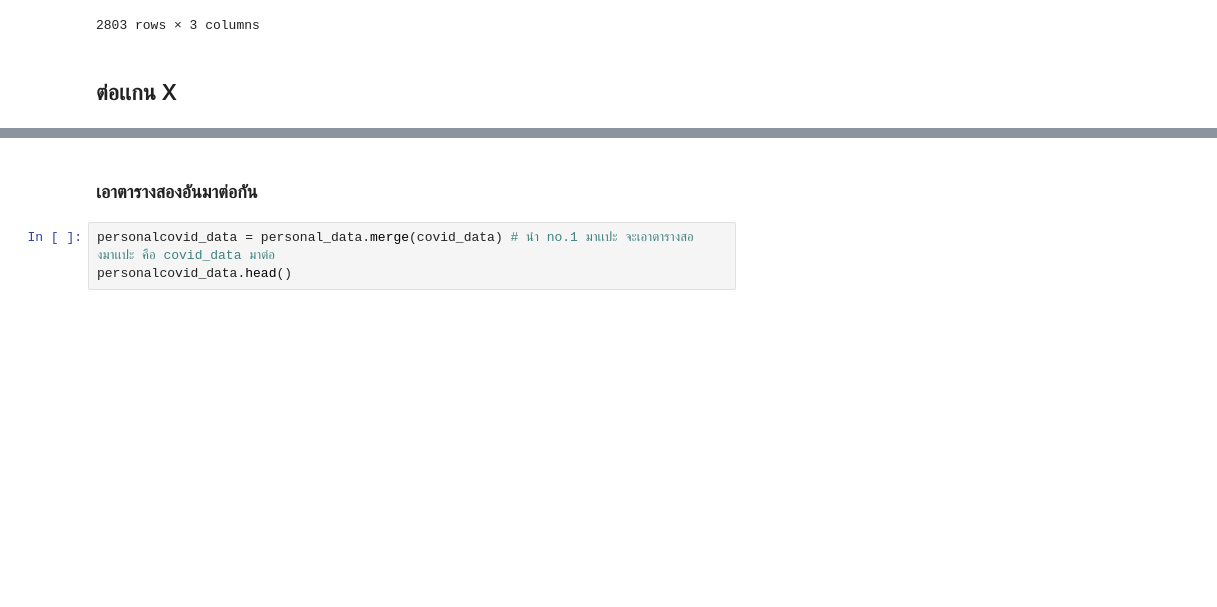
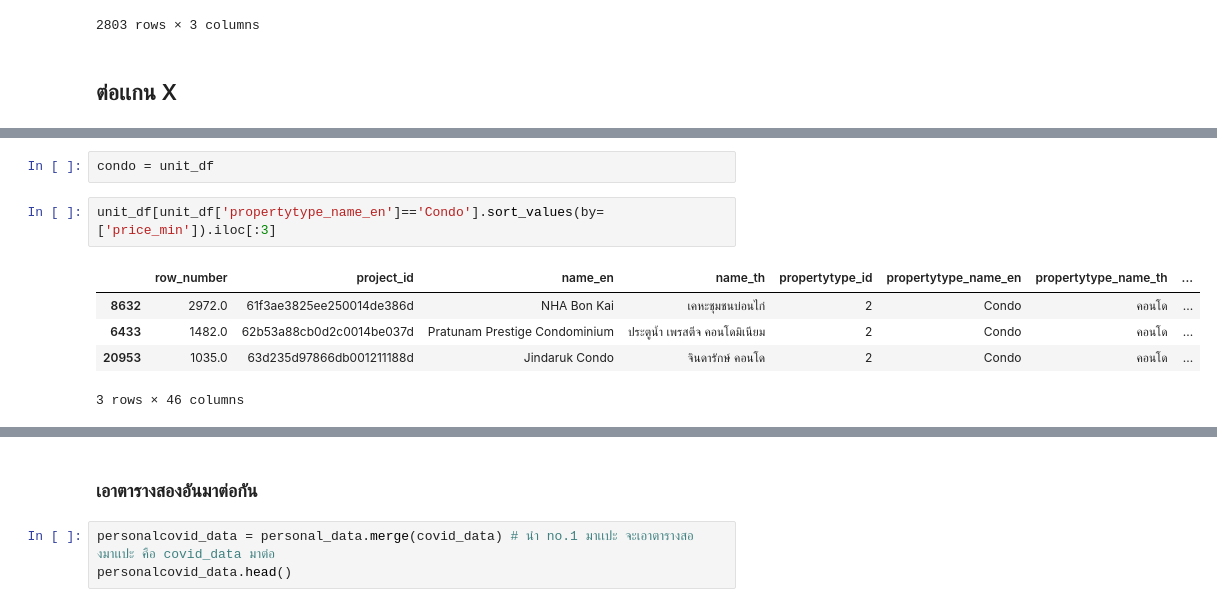
Before and after one commit to Sashimimeow/python_dataviz2023, a Jupyter notebook: Pandas102.ipynb, the cells around one changed output, grey strips where cells are left out. Drawn from its saved outputs; the diff is of its cells as text; blank space fills up the shorter version.

```diff
--- a/Pandas102.ipynb
+++ b/Pandas102.ipynb
@@ -309,0 +486,10 @@ pd.concat([BKK2,KKC4]) # ตารางไม่เท่ากัน เลย
+# %%
+condo = unit_df
+# %%
+unit_df[unit_df['propertytype_name_en']=='Condo'].sort_values(by=['price_min']).iloc[:3]
+# %% [output]
+|  | row_number | project_id | name_en | name_th | propertytype_id | propertytype_name_en | propertytype_name_th | ... |
+| 8632 | 2972.0 | 61f3ae3825ee250014de386d | NHA Bon Kai | เคหะชุมชนบ่อนไก่ | 2 | Condo | คอนโด | ... |
+| 6433 | 1482.0 | 62b53a88cb0d2c0014be037d | Pratunam Prestige Condominium | ประตูน้ำ เพรสตีจ คอนโดมิเนียม | 2 | Condo | คอนโด | ... |
+| 20953 | 1035.0 | 63d235d97866db001211188d | Jindaruk Condo | จินดารักษ์ คอนโด | 2 | Condo | คอนโด | ... |
+3 rows × 46 columns
```
Also changed, not shown: parts of 41 cells of this notebook.
